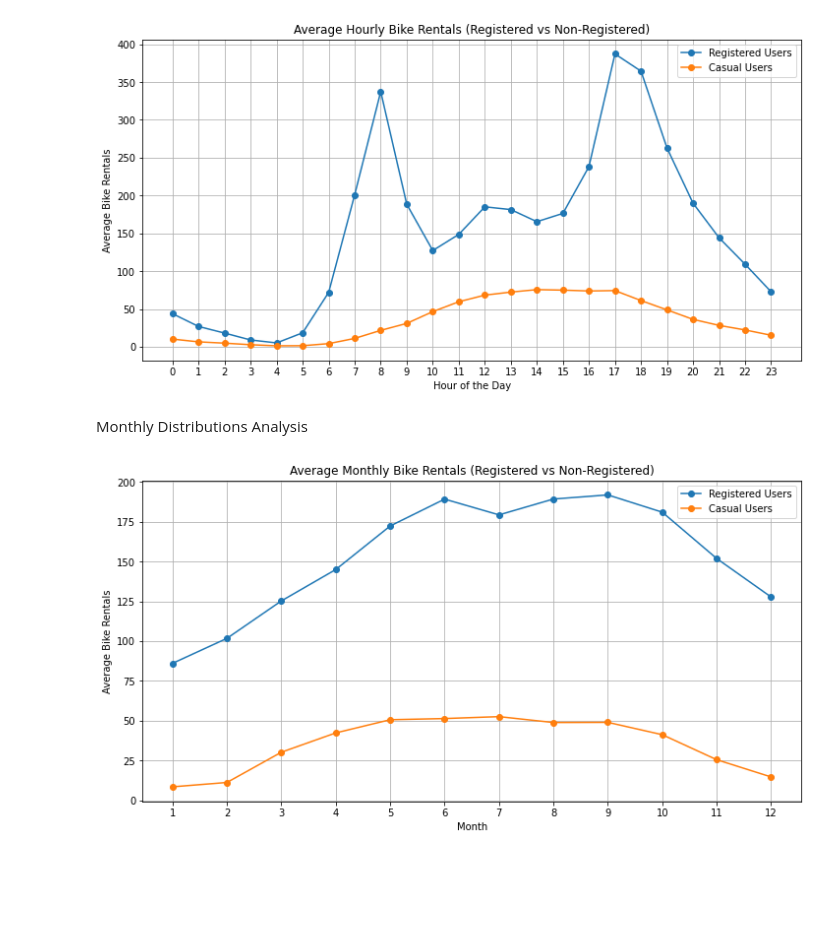
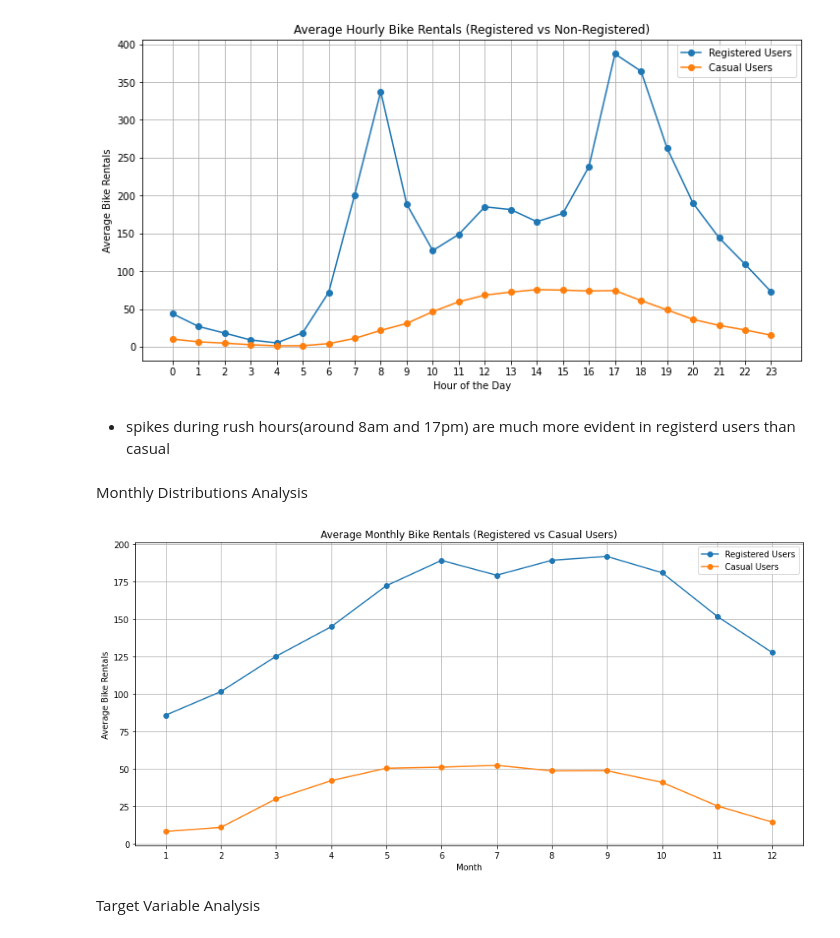
Before and after one commit to AlexandraGjorgieva/ML.ex0, a Jupyter notebook: explore_bikes.ipynb, the cells around one changed output. Drawn from its saved outputs; the diff is of its cells as text; code cells hidden in the pictures; blank space fills up the shorter version.

```diff
--- a/explore_bikes.ipynb
+++ b/explore_bikes.ipynb
@@ -139,14 +163,3 @@ merged_data
 | 17377 | 17378 | 2012-12-31 | 1 | 1 | 12 | 22 | 0 | ... |
 | 17378 | 17379 | 2012-12-31 | 1 | 1 | 12 | 23 | 0 | ... |
 17379 rows × 32 columns
-# %%
-merged_data['dteday'] = pd.to_datetime(merged_data['dteday'])
-
-merged_data['year'] = merged_data['dteday'].dt.year
-merged_data['month'] = merged_data['dteday'].dt.month
-merged_data['day'] = merged_data['dteday'].dt.day
-
-#multi level index for year, month, & day
-merged_data.set_index(['year', 'month', 'day'], inplace=True)
-
-print(merged_data.head())
@@ -171,6 +166,6 @@ year month day
 # %%
-#we can remove some aggregated collumns for better overview
-merged_data_cleaned = merged_data.drop(columns=['instant_daily', 'season_daily', 'yr_daily', 'mnth_daily', 'holiday_daily', 'weekday_daily', 'workingday_daily','weathersit_daily','cnt_daily', 'casual_daily', 'registered_daily','temp_daily', 'atemp_daily', 'hum_daily', 'windspeed_daily'])
+
+merged_data_cleaned = merged_data.drop(columns=['instant_daily', 'season_daily', 'yr_daily', 'cnt_daily', 'mnth_daily', 'holiday_daily', 'weekday_daily', 'workingday_daily','weathersit_daily', 'casual_daily', 'registered_daily','temp_daily', 'atemp_daily', 'hum_daily', 'windspeed_daily'])
 
 merged_data_cleaned
 # %% [output]
@@ -319,20 +321,29 @@ plt.grid(True)
 plt.show()
 # %% [output]
 [figure]
+# %% [markdown]
+- spikes during rush hours(around 8am and 17pm) are much more evident in registerd users than casual
 # %% [markdown]
 Monthly Distributions Analysis
 # %%
+merged_data_cleaned['dteday'] = pd.to_datetime(merged_data_cleaned['dteday'])
+
+merged_data_cleaned['month'] = merged_data_cleaned['dteday'].dt.month
+
 monthly_group = merged_data_cleaned.groupby('month')[['registered_hourly', 'casual_hourly']].mean()
 
 plt.figure(figsize=(12, 6))
 plt.plot(monthly_group.index, monthly_group['registered_hourly'], label='Registered Users', marker='o')
 plt.plot(monthly_group.index, monthly_group['casual_hourly'], label='Casual Users', marker='o')
-plt.title('Average Monthly Bike Rentals (Registered vs Non-Registered)')
+plt.title('Average Monthly Bike Rentals (Registered vs Casual Users)')
 plt.xlabel('Month')
 plt.ylabel('Average Bike Rentals')
 plt.xticks(range(1, 13))
 plt.legend()
 plt.grid(True)
+plt.tight_layout()
 plt.show()
 # %% [output]
-[figure, old version]
+[figure, new version]
+# %% [markdown]
+Target Variable Analysis
```
Also changed, not shown: parts of 19 cells of this notebook, 1 other file.
